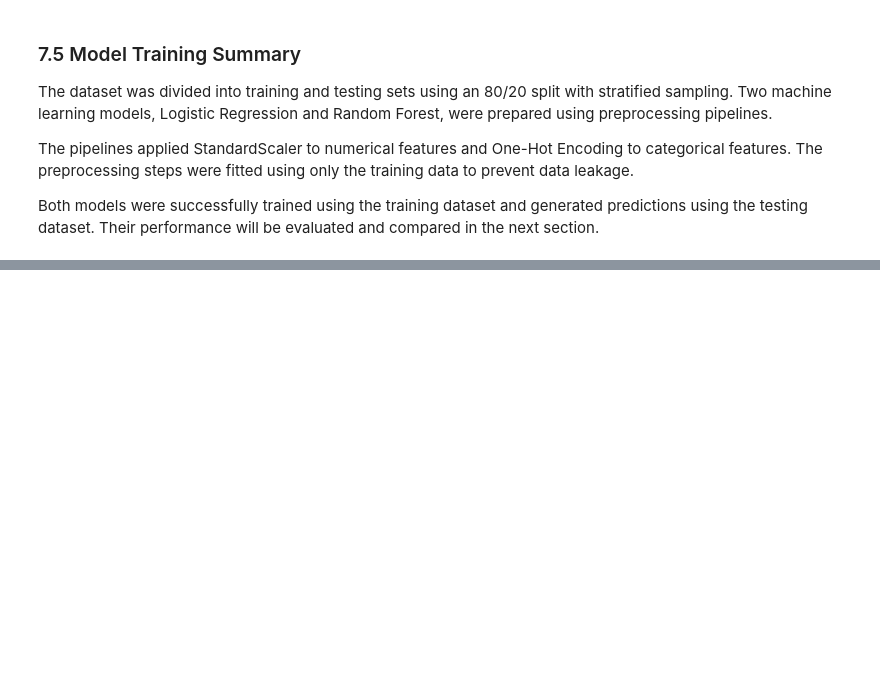
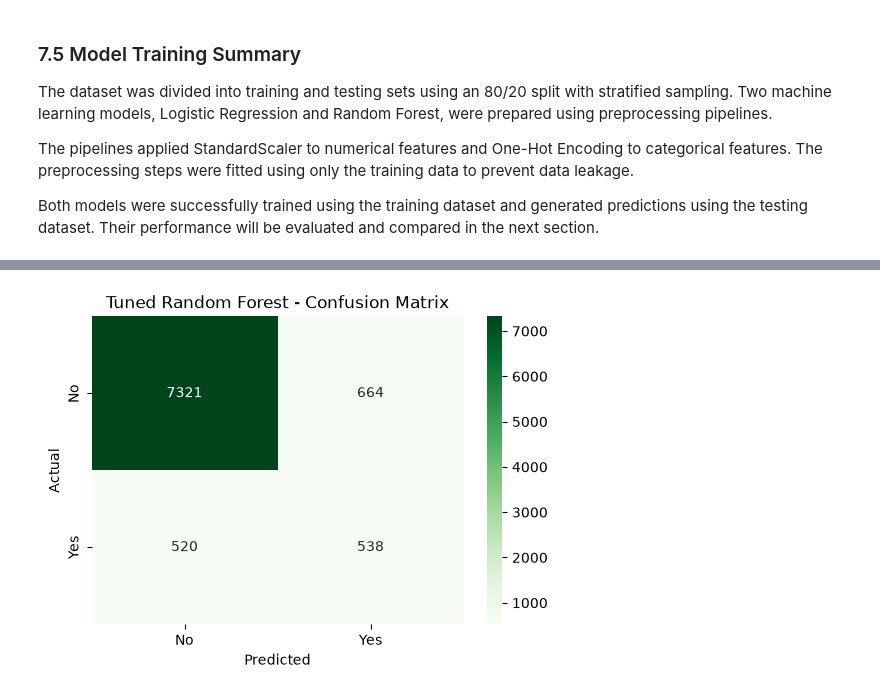
Before and after one commit to jw-mc/mac-1-finals, a Jupyter notebook: BankReach_Project.ipynb, the cells around one changed output, grey strips where cells are left out. Saved outputs shown, nothing was run; the diff lists cells and outputs as text; code cells hidden in the pictures; blank space fills up the shorter version.

```diff
--- a/BankReach_Project.ipynb
+++ b/BankReach_Project.ipynb
@@ -903,0 +1141,5 @@ Both models were successfully trained using the training dataset and generated p
+# %%
+# Perform hyperparameter tuning using training data only
+random_search.fit(X_train, y_train)
+
+print("Hyperparameter tuning completed successfully!")
@@ -903,0 +1171,5 @@ Both models were successfully trained using the training dataset and generated p
+# %%
+# Retrieve the best Random Forest model
+tuned_random_forest = random_search.best_estimator_
+
+print("Tuned Random Forest model retrieved successfully!")
@@ -903,0 +1178,5 @@ Both models were successfully trained using the training dataset and generated p
+# %%
+# Generate predictions using the tuned model
+tuned_rf_predictions = tuned_random_forest.predict(X_test)
+
+print("Tuned Random Forest predictions generated successfully!")
@@ -903,0 +1223,25 @@ Both models were successfully trained using the training dataset and generated p
+# %%
+# Generate confusion matrix for the tuned Random Forest
+tuned_rf_cm = confusion_matrix(
+    y_test,
+    tuned_rf_predictions,
+    labels=["no", "yes"]
+)
+
+# Display confusion matrix
+plt.figure(figsize=(6, 4))
+sns.heatmap(
+    tuned_rf_cm,
+    annot=True,
+    fmt="d",
+    cmap="Greens",
+    xticklabels=["No", "Yes"],
+    yticklabels=["No", "Yes"]
+)
+
+plt.title("Tuned Random Forest - Confusion Matrix")
+plt.xlabel("Predicted")
+plt.ylabel("Actual")
+plt.show()
+# %% [output]
+[figure, added]
```
Also changed, not shown: parts of 27 cells of this notebook.
